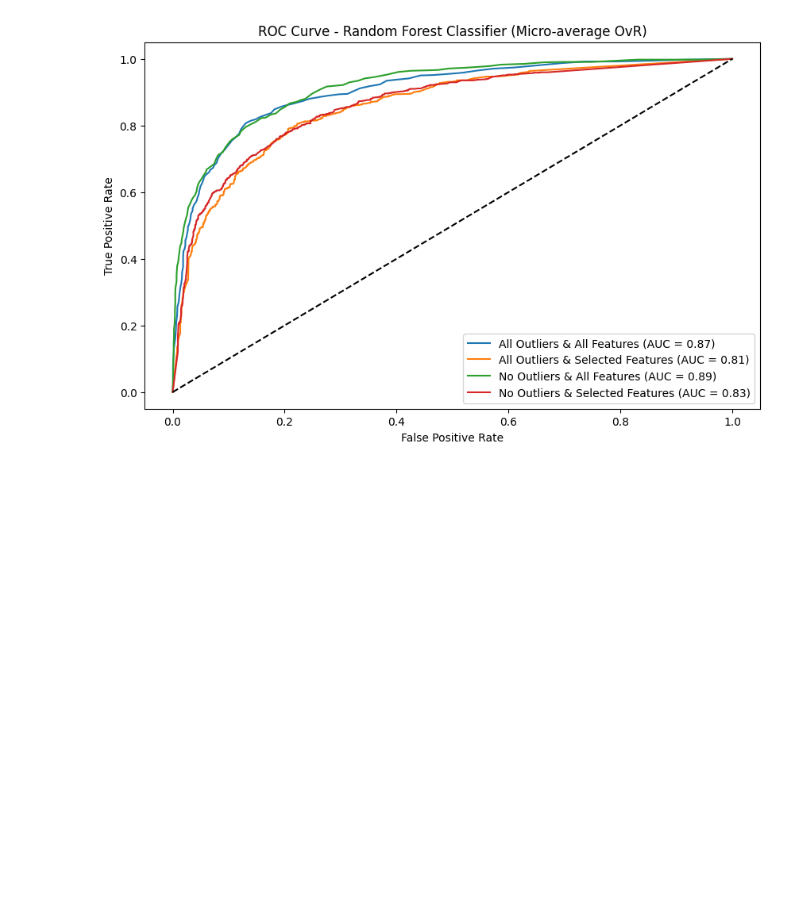
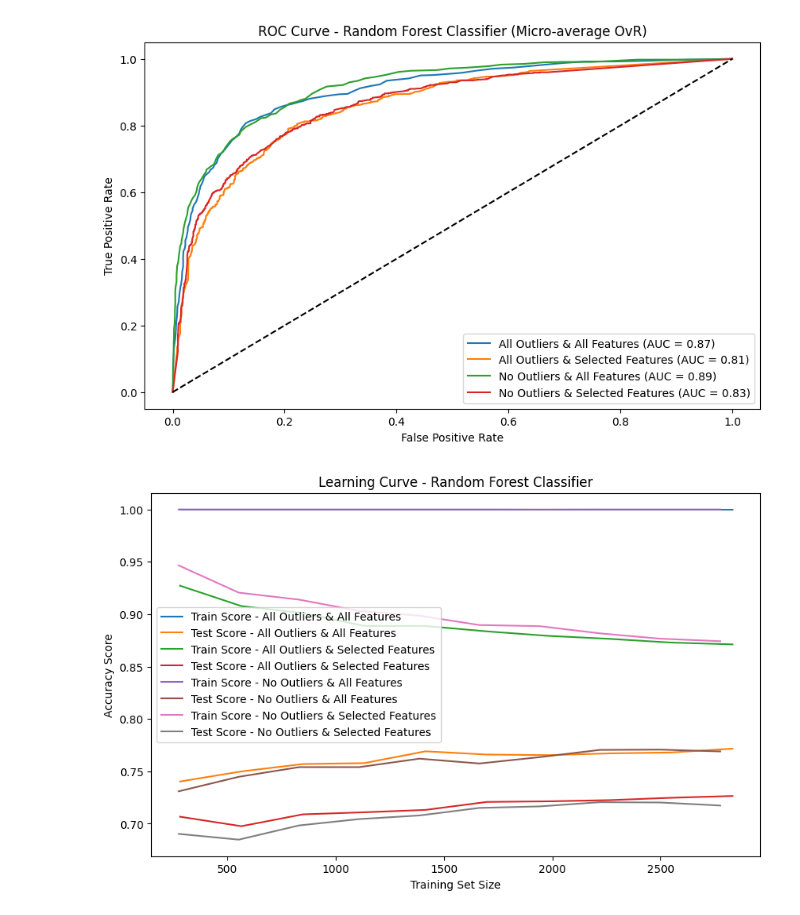
Before and after one commit to Bagus2510/predict-student-dropout, a Jupyter notebook: notebooks/03_random_forest_model.ipynb, the cells around one changed output. Saved outputs shown, nothing was run; the diff lists cells and outputs as text; code cells hidden in the pictures; blank space fills up the shorter version.

```diff
--- a/notebooks/03_modelling.ipynb
+++ b/notebooks/03_random_forest_model.ipynb
@@ -219,3 +242,37 @@ plt.legend(loc='lower right')
 plt.show()
 # %% [output]
 [figure]
+# %%
+# Learning Curve
+train_sizes_a_o_a_f, train_scores_a_o_a_f, test_scores_a_o_a_f = learning_curve(
+    rf_a_o_a_f, X_train_a_o_a_f, y_train_a_o_a_f, cv=5, scoring='accuracy', n_jobs=-1,
+    train_sizes=np.linspace(0.1, 1.0, 10), random_state=42
+)
+train_sizes_a_o_s_f, train_scores_a_o_s_f, test_scores_a_o_s_f = learning_curve(
+    rf_a_o_s_f, X_train_a_o_s_f, y_train_a_o_s_f, cv=5, scoring='accuracy', n_jobs=-1,
+    train_sizes=np.linspace(0.1, 1.0, 10), random_state=42
+)
+train_sizes_n_o_a_f, train_scores_n_o_a_f, test_scores_n_o_a_f = learning_curve(
+    rf_n_o_a_f, X_train_n_o_a_f, y_train_n_o_a_f, cv=5, scoring='accuracy', n_jobs=-1,
+    train_sizes=np.linspace(0.1, 1.0, 10), random_state=42
+)
+train_sizes_n_o_s_f, train_scores_n_o_s_f, test_scores_n_o_s_f = learning_curve(
+    rf_n_o_s_f, X_train_n_o_s_f, y_train_n_o_s_f, cv=5, scoring='accuracy', n_jobs=-1,
+    train_sizes=np.linspace(0.1, 1.0, 10), random_state=42
+)
+plt.figure(figsize=(10, 6))
+plt.plot(train_sizes_a_o_a_f, np.mean(train_scores_a_o_a_f, axis=1), label='Train Score - All Outliers & All Features')
+plt.plot(train_sizes_a_o_a_f, np.mean(test_scores_a_o_a_f, axis=1), label='Test Score - All Outliers & All Features')
+plt.plot(train_sizes_a_o_s_f, np.mean(train_scores_a_o_s_f, axis=1), label='Train Score - All Outliers & Selected Features')
+plt.plot(train_sizes_a_o_s_f, np.mean(test_scores_a_o_s_f, axis=1), label='Test Score - All Outliers & Selected Features')
+plt.plot(train_sizes_n_o_a_f, np.mean(train_scores_n_o_a_f, axis=1), label='Train Score - No Outliers & All Features')
+plt.plot(train_sizes_n_o_a_f, np.mean(test_scores_n_o_a_f, axis=1), label='Test Score - No Outliers & All Features')
+plt.plot(train_sizes_n_o_s_f, np.mean(train_scores_n_o_s_f, axis=1), label='Train Score - No Outliers & Selected Features')
+plt.plot(train_sizes_n_o_s_f, np.mean(test_scores_n_o_s_f, axis=1), label='Test Score - No Outliers & Selected Features')
+plt.xlabel('Training Set Size')
+plt.ylabel('Accuracy Score')
+plt.title('Learning Curve - Random Forest Classifier')
+plt.legend(loc='best')
+plt.show()
+# %% [output]
+[figure, added]
```
Also changed, not shown: parts of 8 cells of this notebook.
